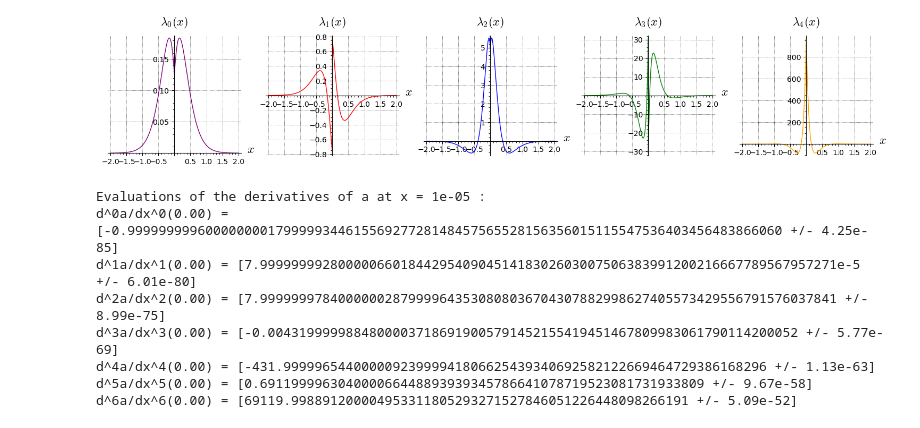
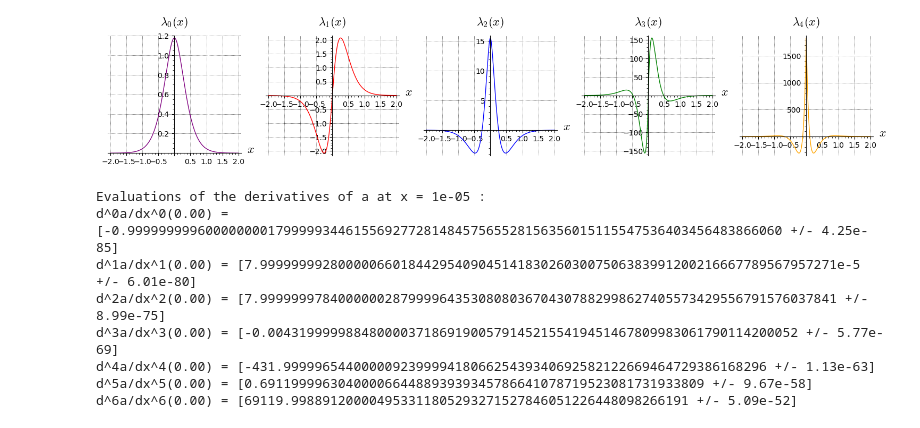
Before and after one commit to Hazdard/fluids_arith, a Jupyter notebook: rigorous_kernel.ipynb, the cells around one changed output. Saved outputs shown, nothing was run; the diff lists cells and outputs as text; code cells hidden in the pictures.

```diff
--- a/rigorous_kernel.ipynb
+++ b/rigorous_kernel.ipynb
@@ -66,17 +119,6 @@ M_list=[M_0,M_1,M_2]
 # Convert symbolic functions to numerical ones evaluable on RealBallField elements
 a_funcs = [fast_callable(expr, vars=[x], domain=R) for expr in a_derivs]
 b_funcs = [fast_callable(expr, vars=[x], domain=R) for expr in b_derivs]
-phi_funcs = [fast_callable(phi_expr, vars=[x], domain=R) for phi_expr in phi_list]
+phi_funcs = [smooth_convert_safe(phi_expr,x) for phi_expr in phi_list]
 lambda_funcs = [fast_callable(lambda_expr, vars=[x], domain=R) for lambda_expr in lambda_list]
-M=[fast_callable(expr, vars=[x,y], domain=R) for expr in M_list]
+M_funcs=[smooth_convert_2D_safe(expr,x,y) for expr in M_list]
-# %%
-plots = []
-colors = ['purple', 'red', 'blue', 'green']
-
-for k in range(4):
-    axes_label = [r'$x$', f'$\\varphi_{{{k}}}(x)$']
-    p = plot(phi_list[k], (x, -10, 10), color=colors[k], figsize=3,
-             axes_labels=axes_label, gridlines=True)
-    plots.append(p)
-
-show(graphics_array([plots]), figsize=[15, 3])
@@ -84,0 +134,11 @@ show(graphics_array([plots]), figsize=[15, 3])
+# %%
+plots = []
+colors = ['purple', 'red', 'blue', 'green', 'orange']
+
+for k in range(4):
+    axes_label = [r'$x$', f'$\\varphi_{{{k}}}(x)$']
+    p = plot(phi_funcs[k], (x, -2, 2), color=colors[k],figsize=3,
+             axes_labels=axes_label, gridlines=True)
+    plots.append(p)
+
+show(graphics_array([plots]), figsize=[15, 3])
@@ -85,16 +147,16 @@ show(graphics_array([plots]), figsize=[15, 3])
 # %%
 plots = []
 colors = ['purple', 'red', 'blue', 'green', 'orange']
 
 for k in range(5):
     axes_label = [r'$x$', f'$\\lambda_{{{k}}}(x)$']
-    p = plot(lambda_list[k], (x, -2, 2), color=colors[k],figsize=3,
+    p = plot(lambda_funcs[k], (x, -2, 2), color=colors[k],figsize=3,
              axes_labels=axes_label, gridlines=True)
     plots.append(p)
 
 show(graphics_array([plots]), figsize=[15, 3])
 # %% [output]
-[figure, old version]
+[figure, new version]
 # %%
 x0 = R(0.00001)
 
```
Also changed, not shown: parts of 11 cells of this notebook, 1 other file.
